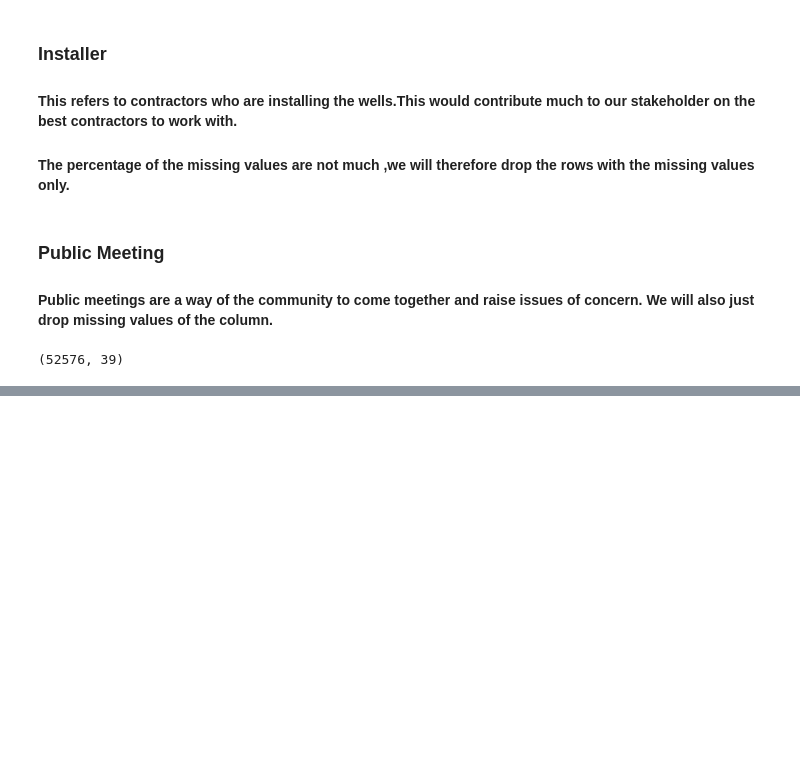
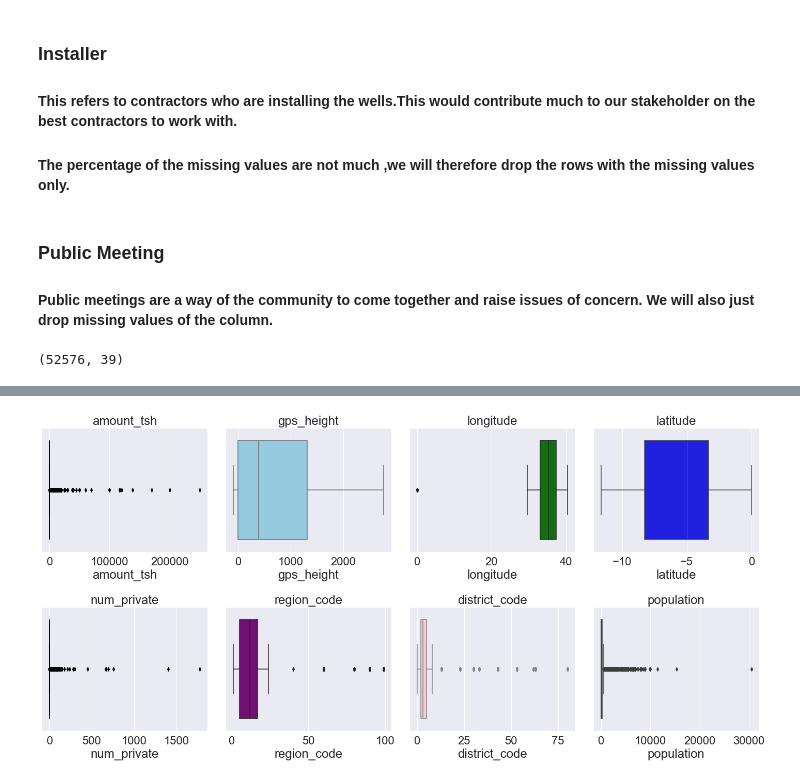
Before and after one commit to CharityPM/tanzanian-water-wells-prediction, a Jupyter notebook: waterwellsprediction.ipynb, the cells around one changed output, grey strips where cells are left out. Drawn from its saved outputs; the diff is of its cells as text; code cells hidden in the pictures; blank space fills up the shorter version.

```diff
--- a/waterwellsprediction.ipynb
+++ b/waterwellsprediction.ipynb
@@ -217,0 +290,23 @@ df.shape
+# %%
+#checking outliers in numerical data using Interquartile range
+#select numerical columns only
+numerical_data=df.select_dtypes(include='number')
+
+for col in numerical_data.columns:
+    Q1 = numerical_data[col].quantile(0.25)
+    Q3 = numerical_data[col].quantile(0.75)
+    IQR = Q3 - Q1
+
+    # Calculate bounds for outliers
+    lower_bound = Q1 - 1.5 * IQR
+    upper_bound = Q3 + 1.5 * IQR
+
+    # Extract outlier rows
+    outliers = df[(numerical_data[col] < lower_bound) | (numerical_data[col] > upper_bound)]
+
+    print(f"Column: {col}")
+    if not outliers.empty:
+        print(outliers[[col]])
+    else:
+        print("No outliers found.")
+    print("-" * 50)
@@ -217,0 +331,22 @@ df.shape
+# %%
+#Visualizating the outliers in our numerical data
+def plt_boxplots(data,cols):
+    fig, axes =plt.subplots(2,4, figsize=(20,10))
+    axes=axes.ravel()
+
+
+    colors=['black','skyblue','green','blue','black','purple','pink','brown','gray']
+
+    for i,col in enumerate(cols[:8]):
+        # convert the x-axis variable to a numeric data type
+
+        data[col] = data[col].astype(float)
+        sns.boxplot(x=data[col], ax=axes[i], color=colors[i])
+
+        axes[i].set_title(col)
+    plt.tight_layout()
+cols = df.select_dtypes(include='number').columns
+
+plt_boxplots(df, cols)
+# %% [output]
+[figure, added]
```
Also changed, not shown: parts of 19 cells of this notebook.
